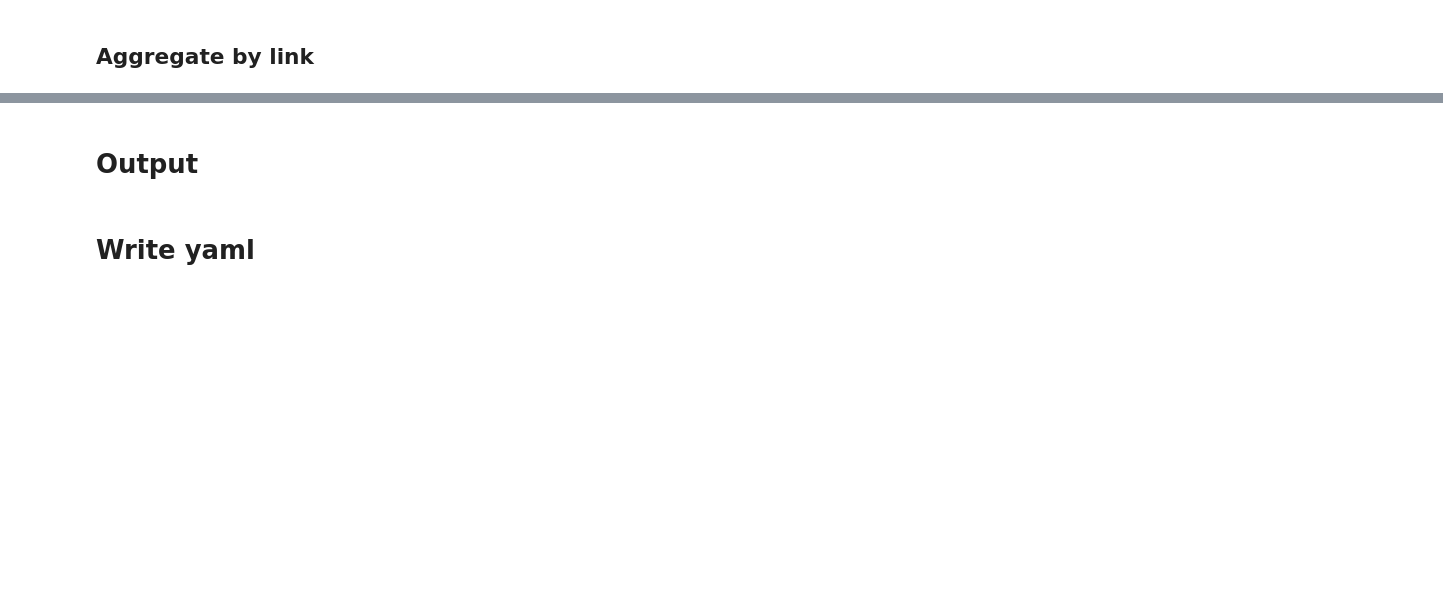
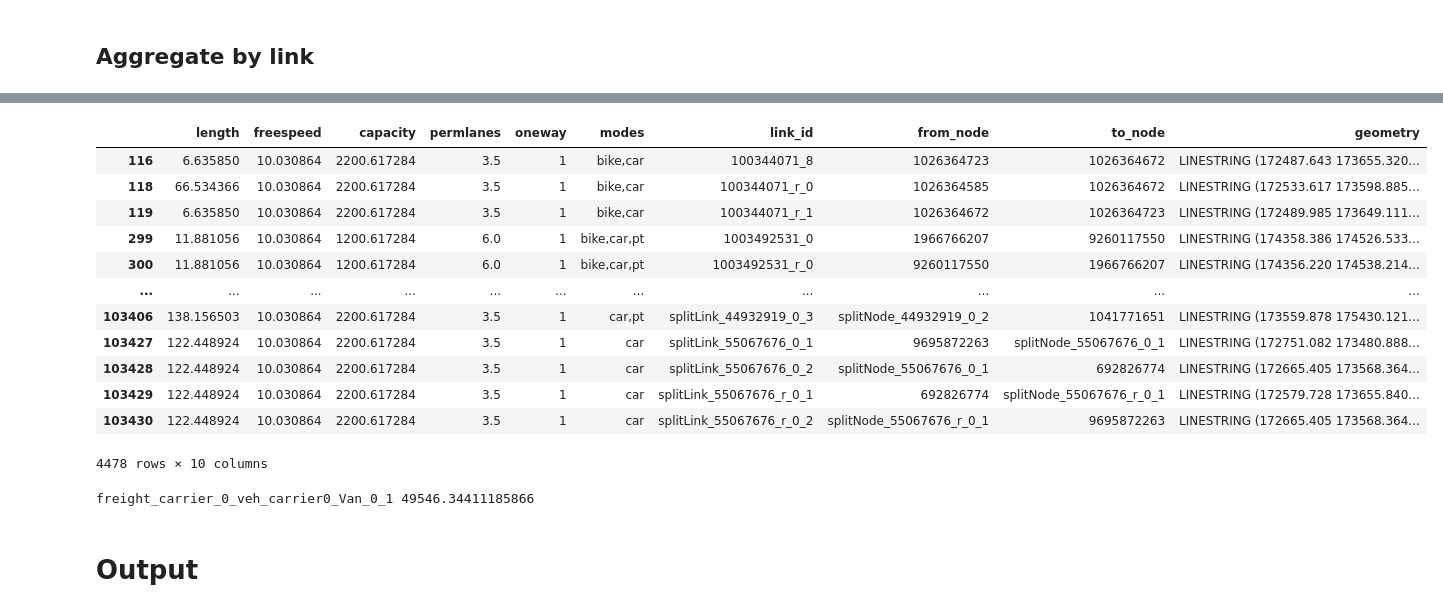
Before and after one commit to XanderPENG/matsim-xp, a Jupyter notebook: src/main/python/freight_emission/emission_results_anls.ipynb, the cells around one changed output, grey strips where cells are left out. Drawn from its saved outputs; the diff is of its cells as text; code cells hidden in the pictures; blank space fills up the shorter version.

```diff
--- a/src/main/python/freight_emission/emission_results_anls.ipynb
+++ b/src/main/python/freight_emission/emission_results_anls.ipynb
@@ -128,0 +156,13 @@ link_co2e
+# %%
+events_dict = {}
+for idx, event in enumerate(events_list):
+    event_dict = {}
+    for key in event_keys:
+        if key in event.keys():
+            event_dict[key] = event[key]
+        else:
+            event_dict[key] = None
+    events_dict[idx] = event_dict
+# %%
+move_events_df = pd.DataFrame.from_dict(events_dict, orient='index')
+move_events_df
@@ -129,3 +249,25 @@ link_co2e
+# %%
+traveled_link = network_gdf[network_gdf['link_id'].isin(move_events_df['link'])]
+traveled_link
+# %% [output]
+|  | length | freespeed | capacity | permlanes | oneway | modes | link_id | from_node | to_node | geometry |
+| 116 | 6.635850 | 10.030864 | 2200.617284 | 3.5 | 1 | bike,car | 100344071_8 | 1026364723 | 1026364672 | LINESTRING (172487.643 173655.320... |
+| 118 | 66.534366 | 10.030864 | 2200.617284 | 3.5 | 1 | bike,car | 100344071_r_0 | 1026364585 | 1026364672 | LINESTRING (172533.617 173598.885... |
+| 119 | 6.635850 | 10.030864 | 2200.617284 | 3.5 | 1 | bike,car | 100344071_r_1 | 1026364672 | 1026364723 | LINESTRING (172489.985 173649.111... |
+| 299 | 11.881056 | 10.030864 | 1200.617284 | 6.0 | 1 | bike,car,pt | 1003492531_0 | 1966766207 | 9260117550 | LINESTRING (174358.386 174526.533... |
+| 300 | 11.881056 | 10.030864 | 1200.617284 | 6.0 | 1 | bike,car,pt | 1003492531_r_0 | 9260117550 | 1966766207 | LINESTRING (174356.220 174538.214... |
+| ... | ... | ... | ... | ... | ... | ... | ... | ... | ... | ... |
+| 103406 | 138.156503 | 10.030864 | 2200.617284 | 3.5 | 1 | car,pt | splitLink_44932919_0_3 | splitNode_44932919_0_2 | 1041771651 | LINESTRING (173559.878 175430.121... |
+| 103427 | 122.448924 | 10.030864 | 2200.617284 | 3.5 | 1 | car | splitLink_55067676_0_1 | 9695872263 | splitNode_55067676_0_1 | LINESTRING (172751.082 173480.888... |
+| 103428 | 122.448924 | 10.030864 | 2200.617284 | 3.5 | 1 | car | splitLink_55067676_0_2 | splitNode_55067676_0_1 | 692826774 | LINESTRING (172665.405 173568.364... |
+| 103429 | 122.448924 | 10.030864 | 2200.617284 | 3.5 | 1 | car | splitLink_55067676_r_0_1 | 692826774 | splitNode_55067676_r_0_1 | LINESTRING (172579.728 173655.840... |
+| 103430 | 122.448924 | 10.030864 | 2200.617284 | 3.5 | 1 | car | splitLink_55067676_r_0_2 | splitNode_55067676_r_0_1 | 9695872263 | LINESTRING (172665.405 173568.364... |
+4478 rows × 10 columns
+# %%
+for vehicle, move_chain in v_move_chains.items():
+    print(vehicle, cal_vehicle_travel_distance(move_chain, network_gdf))
+# %% [output]
+freight_carrier_0_veh_carrier0_Van_0_1 49546.34411185866
 # %% [markdown]
 # Output
 # %%
@@ -133,2 +274,0 @@ link_co2e.to_csv(output_path+cargo_bike_scenario_outputs+'link_co2e.csv', index=
-# %% [markdown]
-# Write yaml
```
Also changed, not shown: parts of 22 cells of this notebook, 28 other files.
